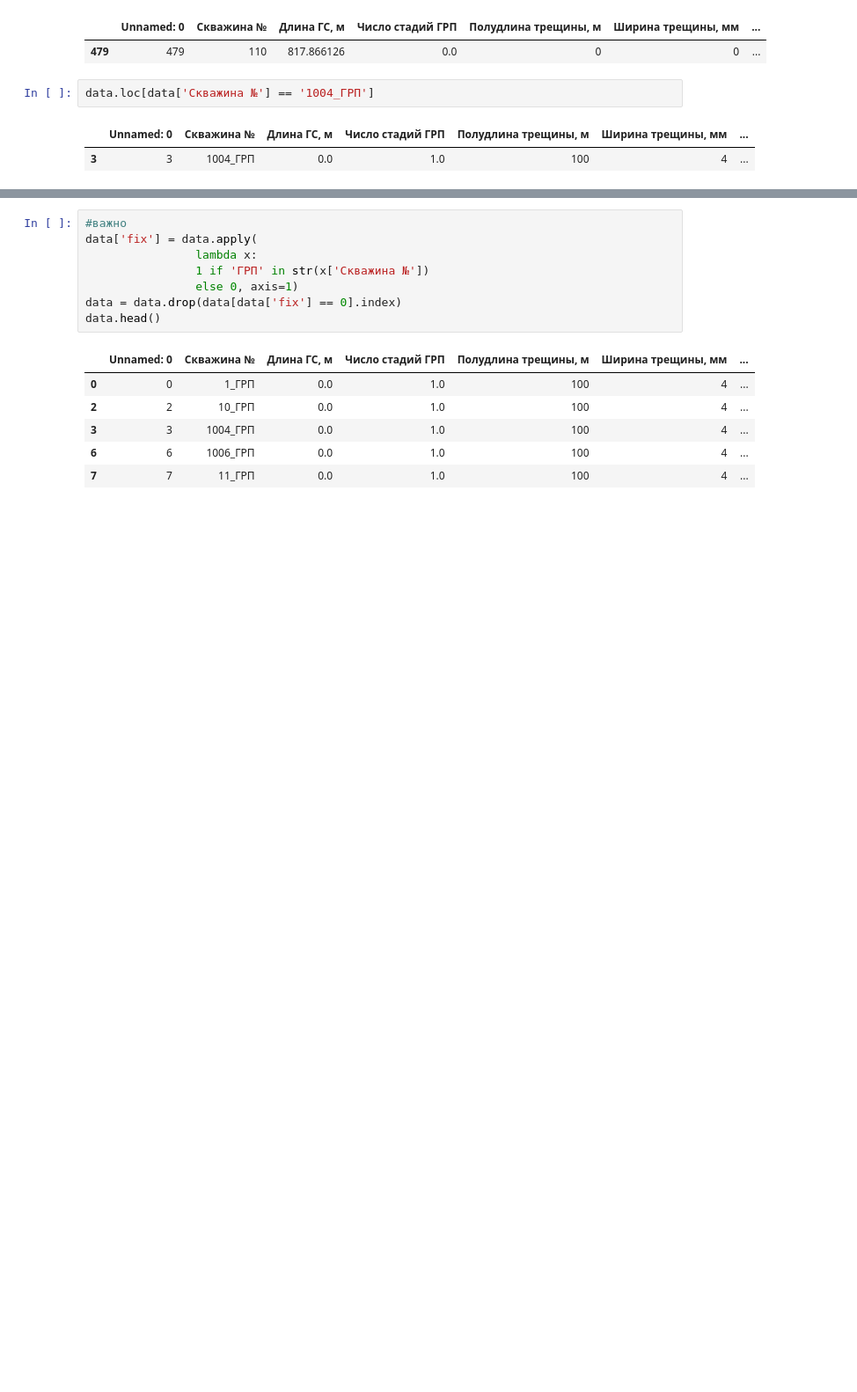
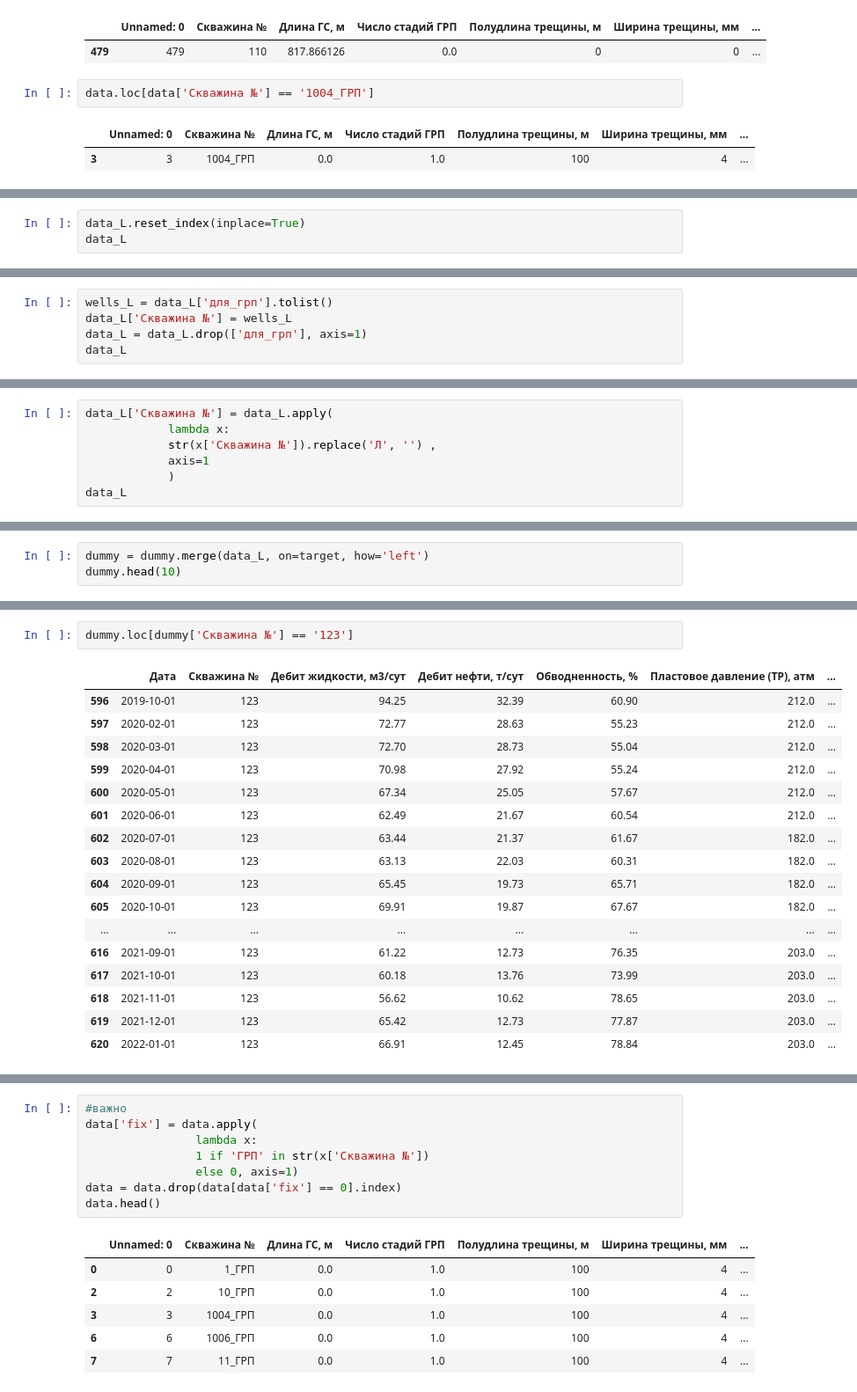
Before and after one commit to lybmvvs/gazpromapp, a Jupyter notebook: First_button_fix.ipynb, the cells around one changed output, grey strips where cells are left out. Shown at 88% size. Cells and saved outputs as stored; diff of their text form; blank space fills up the shorter version.

Commit message:
now we have separation in output MER to gw and and "mother" wells indicated by 'Л' letter

```diff
--- a/First_button_fix.ipynb
+++ b/First_button_fix.ipynb
@@ -217,0 +285,3 @@ data.loc[data['Скважина №'] == '1004_ГРП']
+# %%
+data_L.reset_index(inplace=True)
+data_L
@@ -217,0 +302,5 @@ data.loc[data['Скважина №'] == '1004_ГРП']
+# %%
+wells_L = data_L['для_грп'].tolist()
+data_L['Скважина №'] = wells_L
+data_L = data_L.drop(['для_грп'], axis=1)
+data_L
@@ -217,0 +321,7 @@ data.loc[data['Скважина №'] == '1004_ГРП']
+# %%
+data_L['Скважина №'] = data_L.apply(
+            lambda x:
+            str(x['Скважина №']).replace('Л', '') ,
+            axis=1
+            )
+data_L
@@ -217,0 +342,3 @@ data.loc[data['Скважина №'] == '1004_ГРП']
+# %%
+dummy = dummy.merge(data_L, on=target, how='left')
+dummy.head(10)
@@ -217,0 +357,20 @@ data.loc[data['Скважина №'] == '1004_ГРП']
+# %%
+dummy.loc[dummy['Скважина №'] == '123']
+# %% [output]
+|  | Дата | Скважина № | Дебит жидкости, м3/сут | Дебит нефти, т/сут | Обводненность, % | Пластовое давление (ТР), атм | ... |
+| 596 | 2019-10-01 | 123 | 94.25 | 32.39 | 60.90 | 212.0 | ... |
+| 597 | 2020-02-01 | 123 | 72.77 | 28.63 | 55.23 | 212.0 | ... |
+| 598 | 2020-03-01 | 123 | 72.70 | 28.73 | 55.04 | 212.0 | ... |
+| 599 | 2020-04-01 | 123 | 70.98 | 27.92 | 55.24 | 212.0 | ... |
+| 600 | 2020-05-01 | 123 | 67.34 | 25.05 | 57.67 | 212.0 | ... |
+| 601 | 2020-06-01 | 123 | 62.49 | 21.67 | 60.54 | 212.0 | ... |
+| 602 | 2020-07-01 | 123 | 63.44 | 21.37 | 61.67 | 182.0 | ... |
+| 603 | 2020-08-01 | 123 | 63.13 | 22.03 | 60.31 | 182.0 | ... |
+| 604 | 2020-09-01 | 123 | 65.45 | 19.73 | 65.71 | 182.0 | ... |
+| 605 | 2020-10-01 | 123 | 69.91 | 19.87 | 67.67 | 182.0 | ... |
+| ... | ... | ... | ... | ... | ... | ... | ... |
+| 616 | 2021-09-01 | 123 | 61.22 | 12.73 | 76.35 | 203.0 | ... |
+| 617 | 2021-10-01 | 123 | 60.18 | 13.76 | 73.99 | 203.0 | ... |
+| 618 | 2021-11-01 | 123 | 56.62 | 10.62 | 78.65 | 203.0 | ... |
+| 619 | 2021-12-01 | 123 | 65.42 | 12.73 | 77.87 | 203.0 | ... |
+| 620 | 2022-01-01 | 123 | 66.91 | 12.45 | 78.84 | 203.0 | ... |
```
Also changed, not shown: parts of 21 cells of this notebook, 1 other file.
